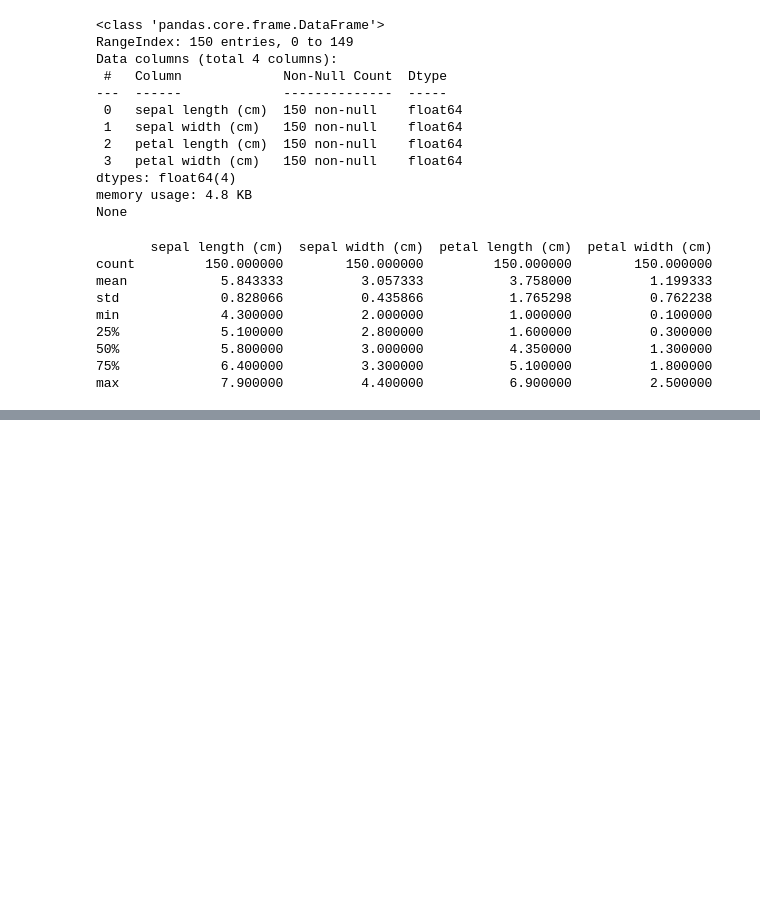
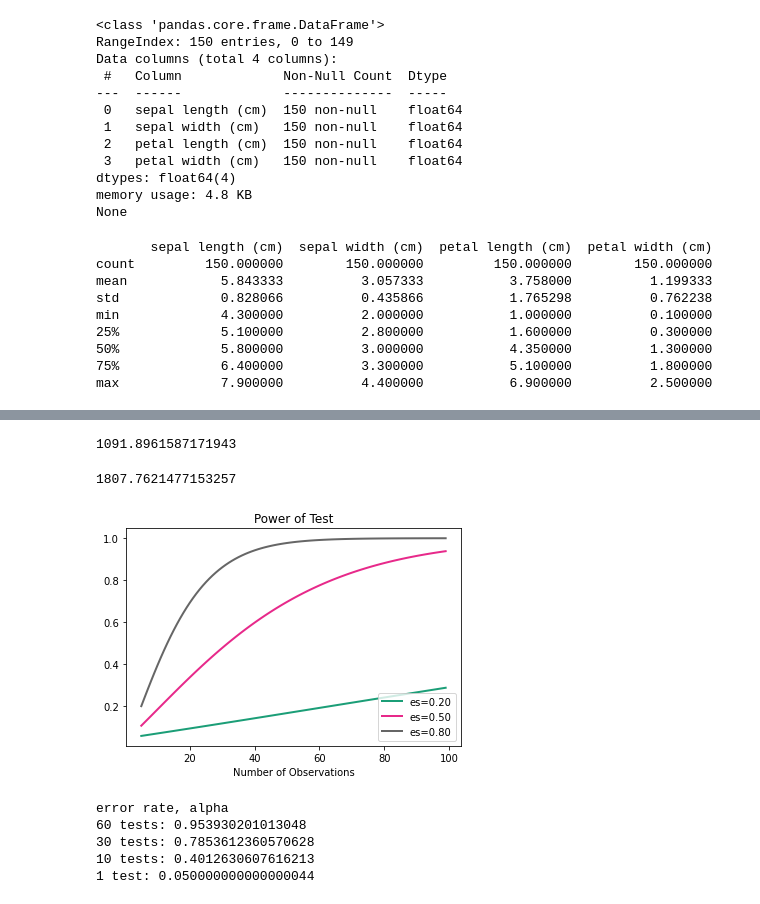
Before and after one commit to TedHaley/courses, a Jupyter notebook: Practicing_Statistics_Interview_Questions_in_Python.ipynb, the cells around one changed output, grey strips where cells are left out. Cells and saved outputs as stored; diff of their text form; code cells hidden in the pictures; blank space fills up the shorter version.

```diff
--- a/Practicing_Statistics_Interview_Questions_in_Python.ipynb
+++ b/Practicing_Statistics_Interview_Questions_in_Python.ipynb
@@ -435,0 +728,31 @@ parameter value of the population
+# %%
+# Power Analysis example with Conversion rates
+from statsmodels.stats.power import zt_ind_solve_power
+import statsmodels.stats.proportion as prop
+
+# conversion rate increase from 20% to 25% success
+std_effect = prop.proportion_effectsize(0.2, 0.25)
+
+zt_ind_solve_power(effect_size=std_effect,
+                   nobs1=None,
+                   alpha=0.05,
+                   power=0.8)
+
+# We need a sample size of 1092
+# %% [output]
+1091.8961587171943
+# %%
+# Changing the power level
+# Standardize the effect size
+from statsmodels.stats.proportion import proportion_effectsize
+std_effect = proportion_effectsize(.20, .25)
+
+# Assign and print the needed sample size
+from statsmodels.stats.power import  zt_ind_solve_power
+sample_size = zt_ind_solve_power(effect_size=std_effect,
+                   nobs1=None,
+                   alpha=0.05,
+                   power=0.95)
+print(sample_size)
+# %% [output]
+1807.7621477153257
@@ -435,0 +763,15 @@ parameter value of the population
+# %%
+# relationship between power and sample size
+
+sample_sizes = np.array(range(5, 100))
+effect_sizes = np.array([0.2, 0.5, 0.8])
+
+# Create results object for t-test analysis
+from statsmodels.stats.power import TTestIndPower
+results = TTestIndPower()
+
+# Plot the power analysis
+results.plot_power(dep_var='nobs', nobs=(sample_sizes), effect_size=effect_sizes)
+plt.show()
+# %% [output]
+[figure, added]
@@ -435,0 +795,22 @@ parameter value of the population
+# %%
+# Print error rate for 60 tests with 5% significance
+
+print('error rate, alpha')
+
+error_rate = 1 - (1-0.05)**60
+print('60 tests:', error_rate)
+
+error_rate = 1 - (1-0.05)**30
+print('30 tests:', error_rate)
+
+error_rate = 1 - (1-0.05)**10
+print('10 tests:', error_rate)
+
+error_rate = 1 - (1-0.05)**1
+print('1 test:', error_rate)
+# %% [output]
+error rate, alpha
+60 tests: 0.953930201013048
+30 tests: 0.7853612360570628
+10 tests: 0.4012630607616213
+1 test: 0.050000000000000044
```
Also changed, not shown: parts of 36 cells of this notebook.
